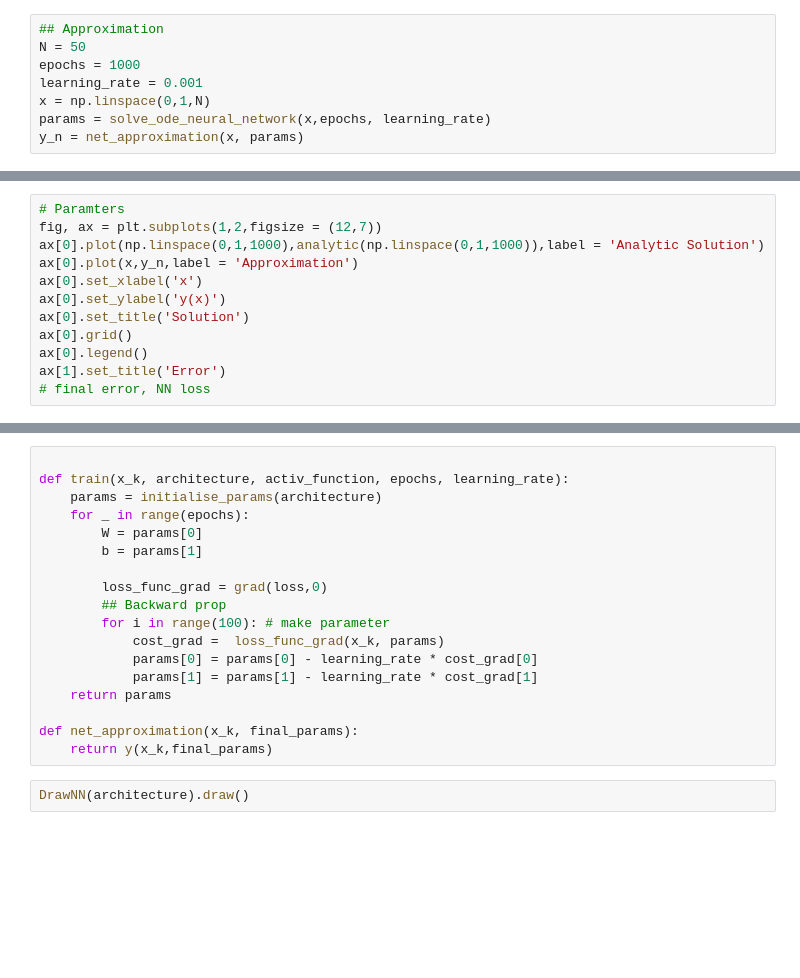
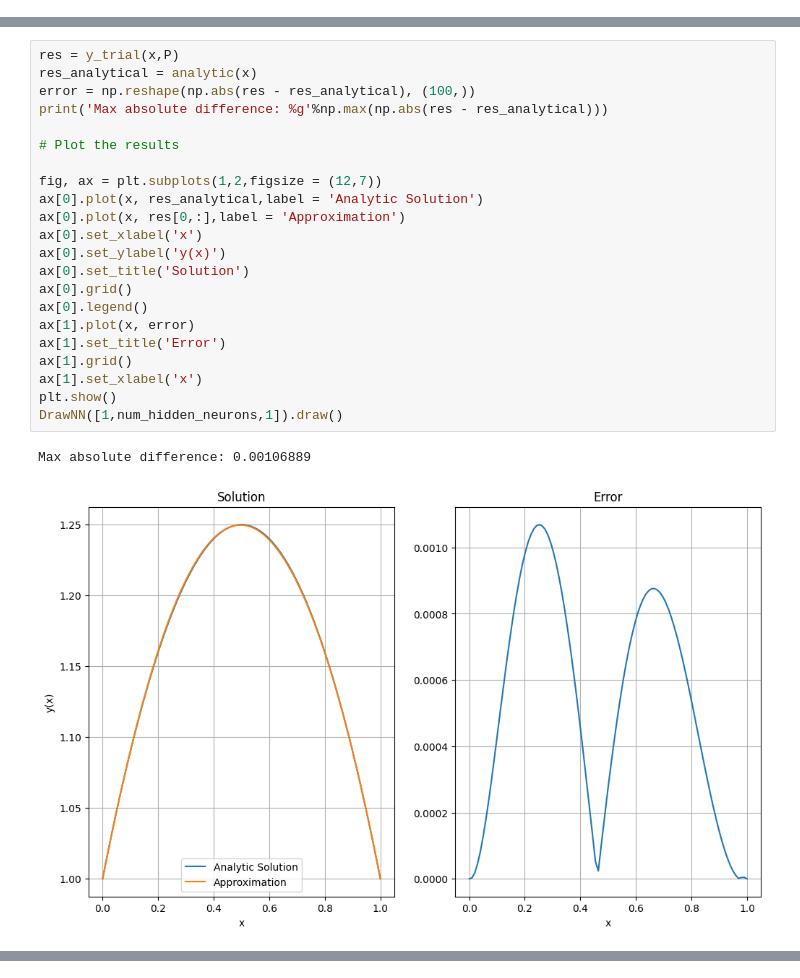
Before and after one commit to Arnottjwr/ML-Projects, a Jupyter notebook: ODE Solver/Solver.ipynb, the cells around one changed output, grey strips where cells are left out. Saved outputs shown, nothing was run; the diff lists cells and outputs as text; blank space fills up the shorter version.

```diff
--- a/ODE Solver/Solver.ipynb
+++ b/ODE Solver/Solver.ipynb
@@ -94,8 +6,0 @@ def net_approximation(x, final_params, activ_function = sigmoid):
-# %%
-## Approximation
-N = 50
-epochs = 1000
-learning_rate = 0.001
-x = np.linspace(0,1,N)
-params = solve_ode_neural_network(x,epochs, learning_rate)
-y_n = net_approximation(x, params)
@@ -102,12 +108,25 @@ y_n = net_approximation(x, params)
 # %%
-# Paramters
+res = y_trial(x,P)
+res_analytical = analytic(x)
+error = np.reshape(np.abs(res - res_analytical), (100,))
+print('Max absolute difference: %g'%np.max(np.abs(res - res_analytical)))
+
+# Plot the results
+
 fig, ax = plt.subplots(1,2,figsize = (12,7))
-ax[0].plot(np.linspace(0,1,1000),analytic(np.linspace(0,1,1000)),label = 'Analytic Solution')
-ax[0].plot(x,y_n,label = 'Approximation')
+ax[0].plot(x, res_analytical,label = 'Analytic Solution')
+ax[0].plot(x, res[0,:],label = 'Approximation')
 ax[0].set_xlabel('x')
 ax[0].set_ylabel('y(x)')
 ax[0].set_title('Solution')
 ax[0].grid()
 ax[0].legend()
+ax[1].plot(x, error)
 ax[1].set_title('Error')
-# final error, NN loss
+ax[1].grid()
+ax[1].set_xlabel('x')
+plt.show()
+DrawNN([1,num_hidden_neurons,1]).draw()
+# %% [output]
+Max absolute difference: 0.00106889
+[figure, added]
@@ -114,20 +133,0 @@ ax[1].set_title('Error')
-# %%
-
-def train(x_k, architecture, activ_function, epochs, learning_rate):
-    params = initialise_params(architecture)
-    for _ in range(epochs):
-        W = params[0]
-        b = params[1]
-
-        loss_func_grad = grad(loss,0)
-        ## Backward prop
-        for i in range(100): # make parameter
-            cost_grad =  loss_func_grad(x_k, params)
-            params[0] = params[0] - learning_rate * cost_grad[0]
-            params[1] = params[1] - learning_rate * cost_grad[1]
-    return params
-
-def net_approximation(x_k, final_params):
-    return y(x_k,final_params)
-# %%
-DrawNN(architecture).draw()
```
Also changed, not shown: parts of 9 cells of this notebook.
